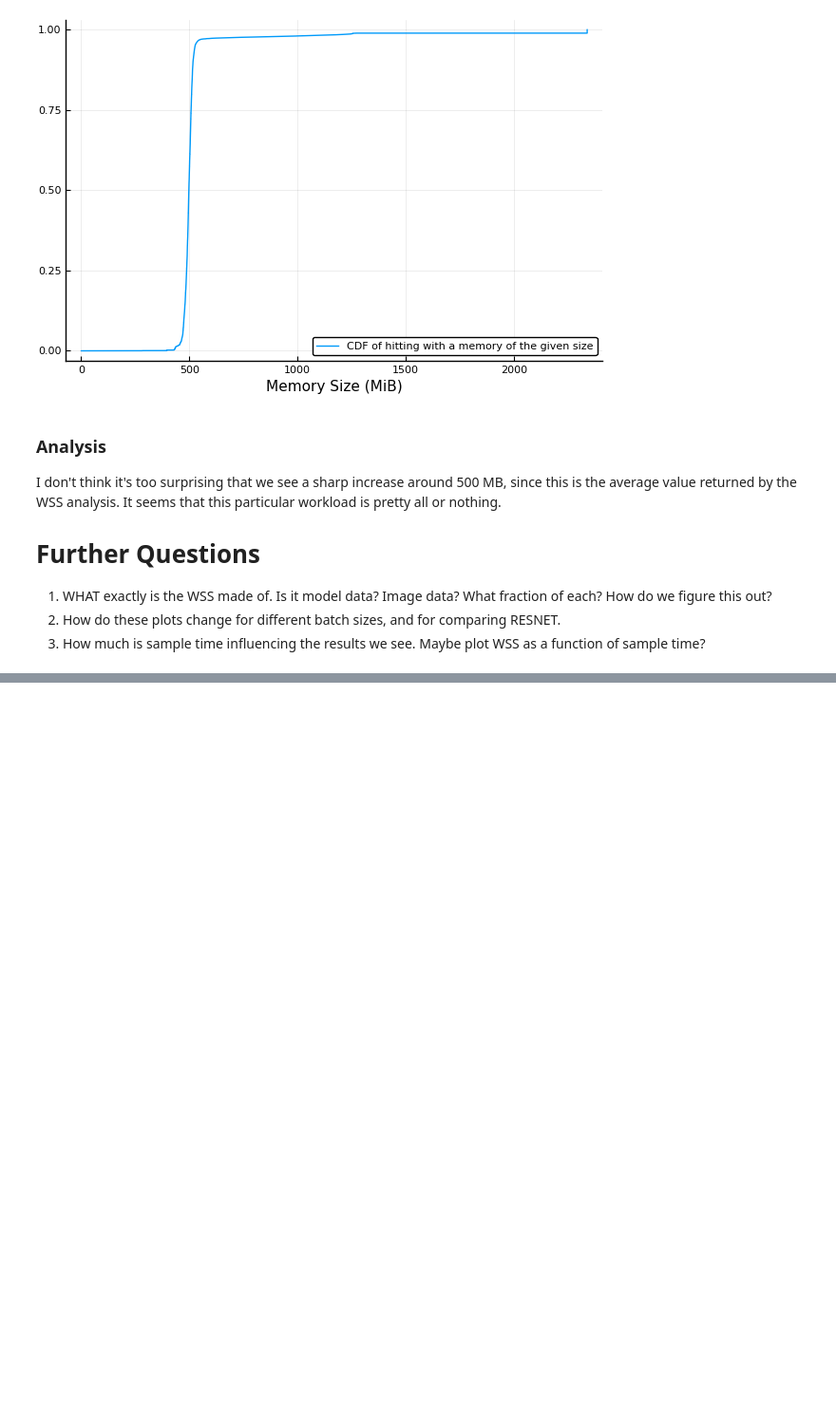
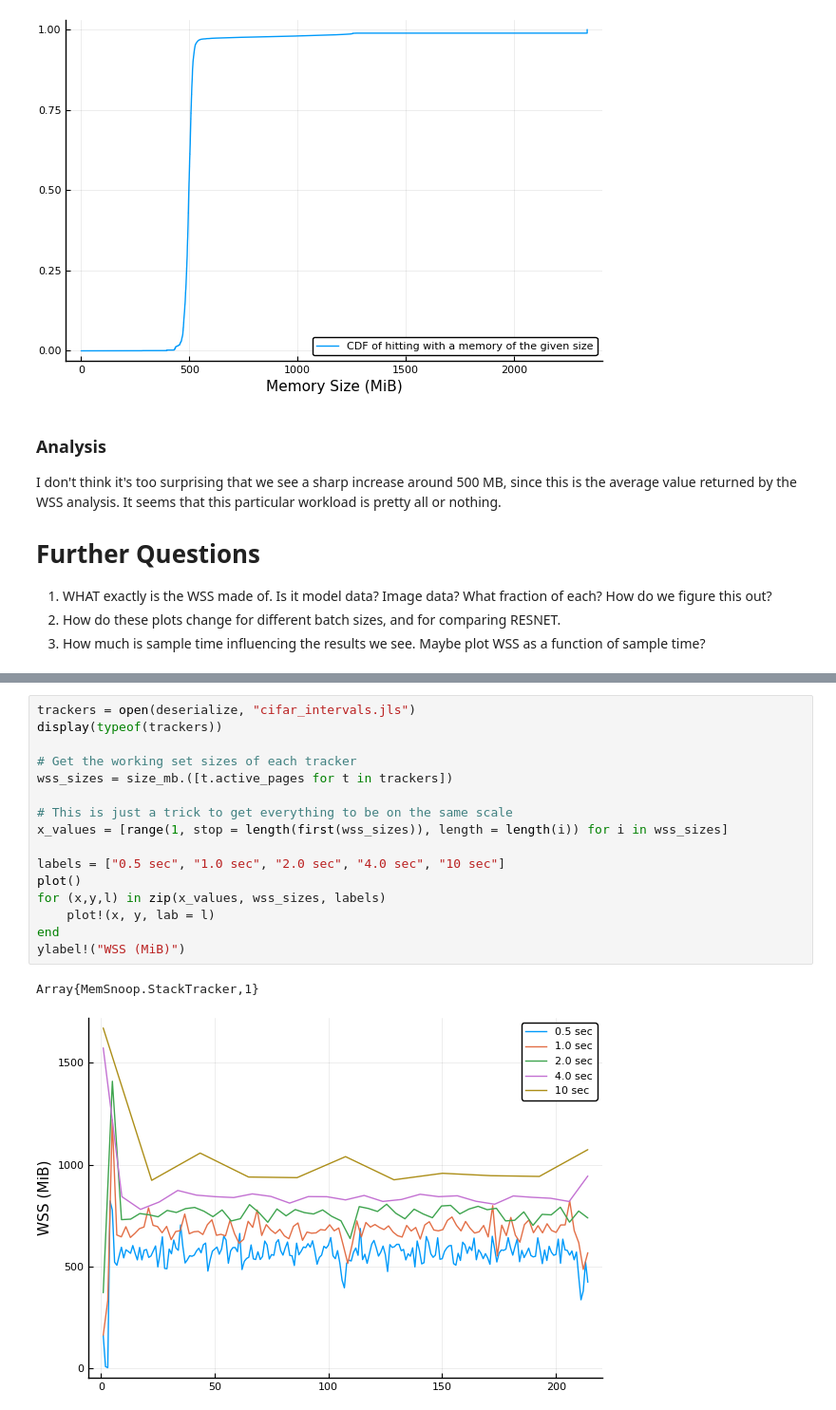
Before and after one commit to darchr/ml-tools, a Jupyter notebook: notebooks/initial plots.ipynb, the cells around one changed output, grey strips where cells are left out. Shown at 95% size. Drawn from its saved outputs; the diff is of its cells as text; blank space fills up the shorter version.

Commit message:
Add some more plots, not that github's viewer is working

```diff
--- a/notebooks/initial plots.ipynb
+++ b/notebooks/initial plots.ipynb
@@ -94,0 +104,19 @@ I don't think it's too surprising that we see a sharp increase around 500 MB, si
+# %%
+trackers = open(deserialize, "cifar_intervals.jls")
+display(typeof(trackers))
+
+# Get the working set sizes of each tracker
+wss_sizes = size_mb.([t.active_pages for t in trackers])
+
+# This is just a trick to get everything to be on the same scale
+x_values = [range(1, stop = length(first(wss_sizes)), length = length(i)) for i in wss_sizes]
+
+labels = ["0.5 sec", "1.0 sec", "2.0 sec", "4.0 sec", "10 sec"]
+plot()
+for (x,y,l) in zip(x_values, wss_sizes, labels)
+    plot!(x, y, lab = l)
+end
+ylabel!("WSS (MiB)")
+# %% [output]
+Array{MemSnoop.StackTracker,1}
+[figure, added]
```
Also changed, not shown: parts of 5 cells of this notebook, 9 other files.
